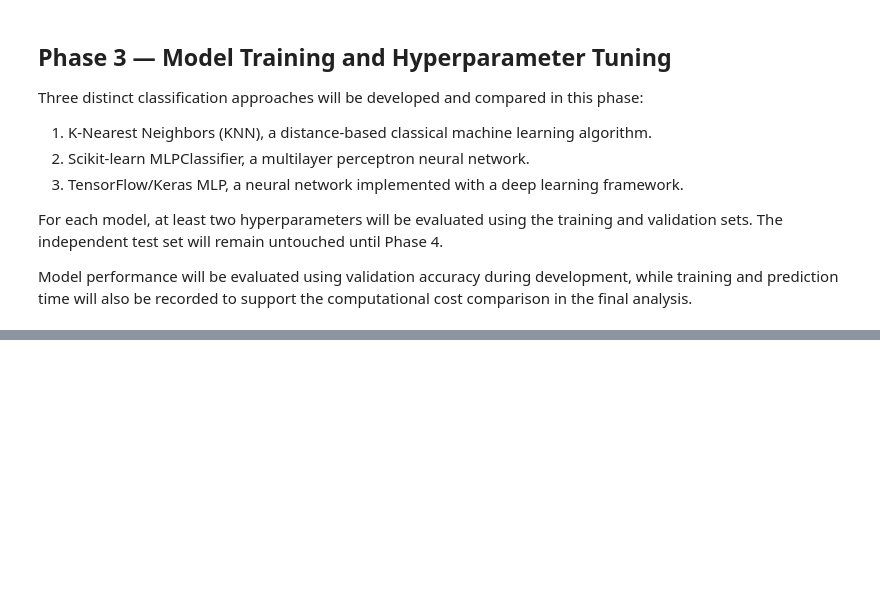
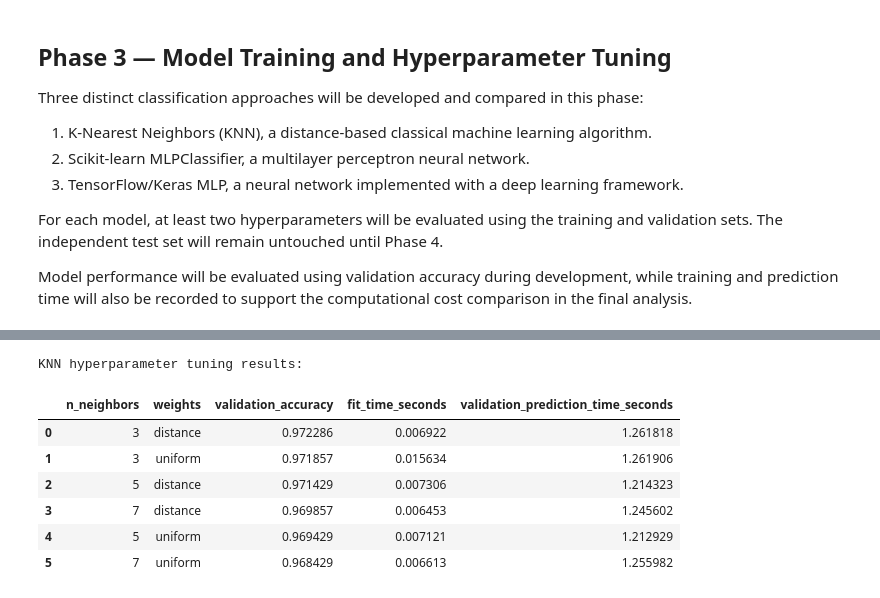
Before and after one commit to ananda-pires/mnist-multiclass-predictive-pipeline, a Jupyter notebook: notebooks/mnist_pipeline.ipynb, the cells around one changed output, grey strips where cells are left out. Saved outputs shown, nothing was run; the diff lists cells and outputs as text; code cells hidden in the pictures; blank space fills up the shorter version.

Commit message:
implement phase 3 models

```diff
--- a/notebooks/mnist_pipeline.ipynb
+++ b/notebooks/mnist_pipeline.ipynb
@@ -604,0 +570,15 @@ Training time: 0.0210 seconds
+# %%
+# Define the KNN hyperparameter configurations to evaluate.
+# The default configuration is included as a reference point.
+knn_candidates = [
+    {"n_neighbors": 3, "weights": "uniform"},
+    {"n_neighbors": 3, "weights": "distance"},
+    {"n_neighbors": 5, "weights": "uniform"},
+    {"n_neighbors": 5, "weights": "distance"},
+    {"n_neighbors": 7, "weights": "uniform"},
+    {"n_neighbors": 7, "weights": "distance"},
+]
+
+print("KNN configurations to evaluate:")
+for config in knn_candidates:
+    print(config)
@@ -604,0 +593,55 @@ Training time: 0.0210 seconds
+# %%
+# Evaluate every KNN configuration using the training and validation sets.
+
+knn_results = []
+
+for config in knn_candidates:
+    # Create a new KNN model for the current hyperparameter combination.
+    model = KNeighborsClassifier(
+        n_neighbors=config["n_neighbors"],
+        weights=config["weights"]
+    )
+
+    # Measure fitting time.
+    fit_start = time.perf_counter()
+    model.fit(X_train_scaled, y_train)
+    fit_time = time.perf_counter() - fit_start
+
+    # Measure validation prediction time.
+    prediction_start = time.perf_counter()
+    y_val_pred = model.predict(X_val_scaled)
+    prediction_time = time.perf_counter() - prediction_start
+
+    # Calculate validation accuracy.
+    validation_accuracy = accuracy_score(y_val, y_val_pred)
+
+    # Store the experiment results.
+    knn_results.append({
+        "n_neighbors": config["n_neighbors"],
+        "weights": config["weights"],
+        "validation_accuracy": validation_accuracy,
+        "fit_time_seconds": fit_time,
+        "validation_prediction_time_seconds": prediction_time
+    })
+
+# Convert the results into a DataFrame for easier inspection.
+knn_results_df = pd.DataFrame(knn_results)
+
+# Sort primarily by validation accuracy.
+# For equal accuracy, the faster prediction configuration appears first.
+knn_results_df = knn_results_df.sort_values(
+    by=["validation_accuracy", "validation_prediction_time_seconds"],
+    ascending=[False, True]
+).reset_index(drop=True)
+
+print("KNN hyperparameter tuning results:")
+display(knn_results_df)
+# %% [output]
+KNN hyperparameter tuning results:
+|  | n_neighbors | weights | validation_accuracy | fit_time_seconds | validation_prediction_time_seconds |
+| 0 | 3 | distance | 0.972286 | 0.006922 | 1.261818 |
+| 1 | 3 | uniform | 0.971857 | 0.015634 | 1.261906 |
+| 2 | 5 | distance | 0.971429 | 0.007306 | 1.214323 |
+| 3 | 7 | distance | 0.969857 | 0.006453 | 1.245602 |
+| 4 | 5 | uniform | 0.969429 | 0.007121 | 1.212929 |
+| 5 | 7 | uniform | 0.968429 | 0.006613 | 1.255982 |
```
Also changed, not shown: parts of 37 cells of this notebook.
